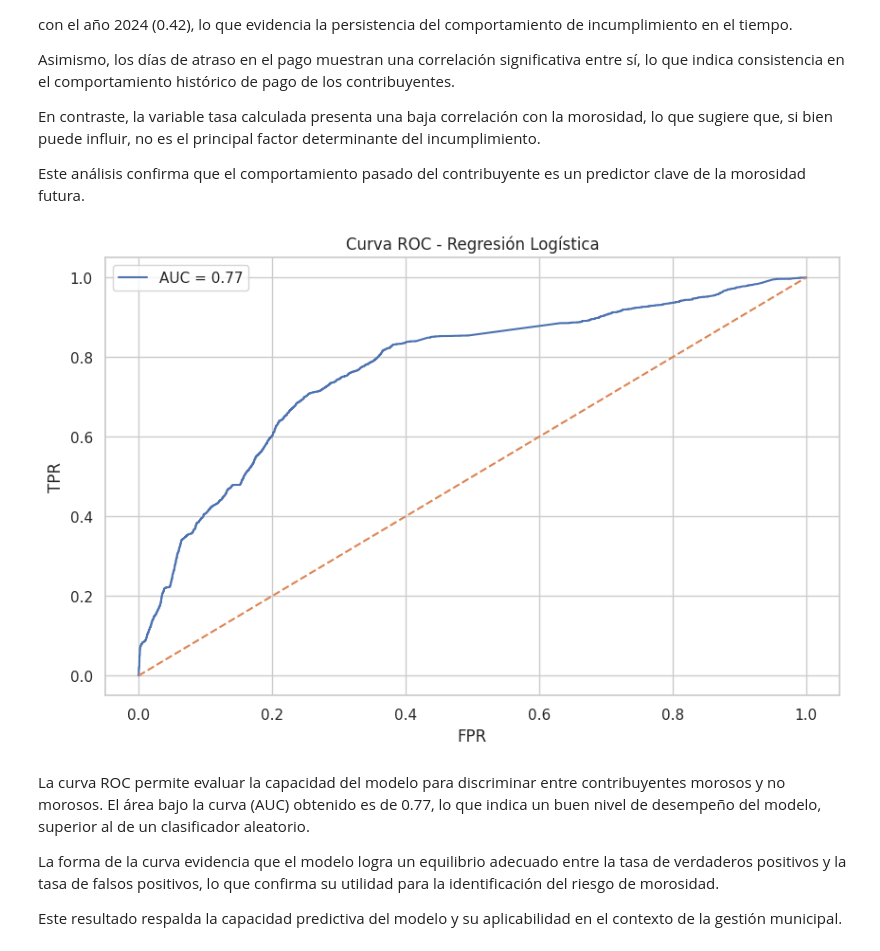
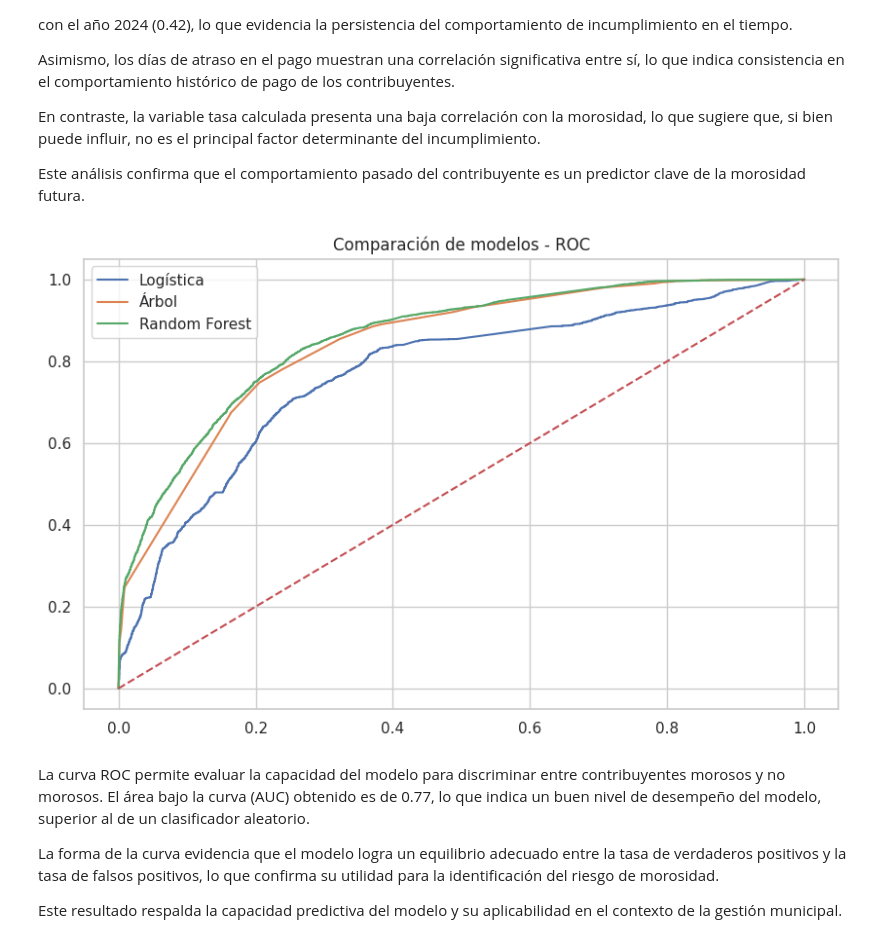
Before and after one commit to nicole062797-star/TFM-fin-de-master-Ciencia-de-datos, a Jupyter notebook: 03_Modelado_Morosidad.ipynb, the cells around one changed output. Cells and saved outputs as stored; diff of their text form; code cells hidden in the pictures.

```diff
--- a/03_Modelado_Morosidad.ipynb
+++ b/03_Modelado_Morosidad.ipynb
@@ -446,21 +486,24 @@ Este análisis confirma que el comportamiento pasado del contribuyente es un pre
 from sklearn.metrics import roc_curve, auc
 # %%
 #Miramos la Curva ROC del modelo de regresión logística
-y_prob = modelo_log.predict_proba(X_test)[:,1]
+plt.figure()
 
-fpr, tpr, _ = roc_curve(y_test, y_prob)
-roc_auc = auc(fpr, tpr)
+for nombre, modelo in {
+    "Logística": modelo_log,
+    "Árbol": modelo_tree,
+    "Random Forest": modelo_rf_mejorado
+}.items():
 
-plt.plot(fpr, tpr, label=f"AUC = {roc_auc:.2f}")
+    y_prob = modelo.predict_proba(X_test)[:,1]
+    fpr, tpr, _ = roc_curve(y_test, y_prob)
+    plt.plot(fpr, tpr, label=nombre)
+
 plt.plot([0,1],[0,1],'--')
-
-plt.title("Curva ROC - Regresión Logística")
-plt.xlabel("FPR")
-plt.ylabel("TPR")
 plt.legend()
+plt.title("Comparación de modelos - ROC")
 plt.show()
 # %% [output]
-[figure, old version]
+[figure, new version]
 # %% [markdown]
 La curva ROC permite evaluar la capacidad del modelo para discriminar entre contribuyentes morosos y no morosos. El área bajo la curva (AUC) obtenido es de 0.77, lo que indica un buen nivel de desempeño del modelo, superior al de un clasificador aleatorio.
 
```
Also changed, not shown: parts of 5 cells of this notebook.
